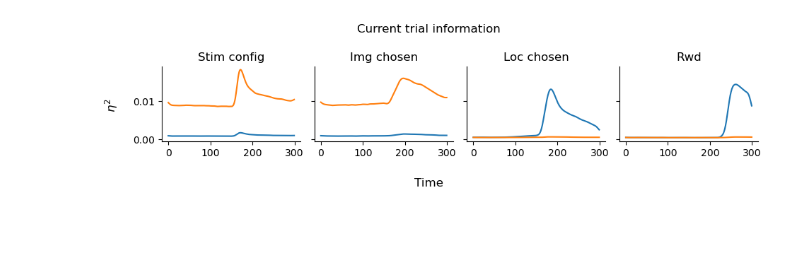
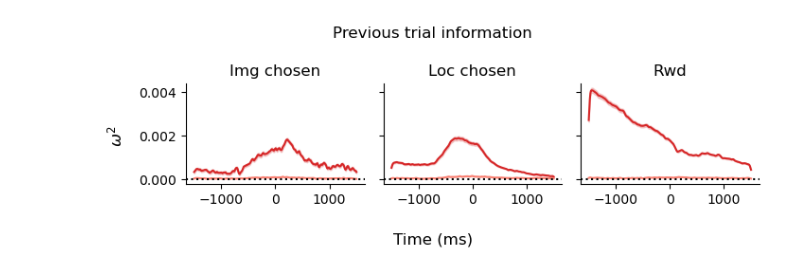
Before and after one commit to slenderham/what-where-task-analysis, a Jupyter notebook: analysis.ipynb, the cells around one changed output. Saved outputs shown, nothing was run; the diff lists cells and outputs as text; code cells hidden in the pictures; blank space fills up the shorter version.

```diff
--- a/analysis.ipynb
+++ b/analysis.ipynb
@@ -21,5 +22,13 @@ processed_path = os.path.join(root_dir, 'processed/')
 
 with open(os.path.join(processed_path, 'all_sess_regression_info.pkl'), 'rb') as f:
     all_sess_regression_info = pickle.load(f)
+# %%
+def plot_mean_se(ax, xxx, yyy, color, label, axis):
+    mean = yyy.mean(axis)
+    se = yyy.std(axis)/np.sqrt(yyy.shape[axis])
+    ax.plot(xxx, mean, c=color, label=label)
+    ax.fill_between(xxx, mean-se, mean+se, color=color, alpha=0.2)
 # %%
 all_sess_exp_var = np.concatenate(all_sess_regression_info['exp_vars'], axis=1)
+all_sess_betas = np.concatenate(all_sess_regression_info['betas'], axis=1)
+xxx = np.linspace(-1500, 1500, num=300)
@@ -36,23 +81,28 @@ sns.despine()
 # %%
-fig, axes = plt.subplots(1,4, sharey=True, sharex=True, figsize=(2.4*4, 2.4))
+fig, axes = plt.subplots(1,3, sharey=True, sharex=True, figsize=(2.4*3, 2.4))
 
-axes[0].plot(all_sess_exp_var.mean(1)[:,3:5])
-axes[0].set_title('Stim config')
-axes[1].plot(all_sess_exp_var.mean(1)[:,5:7])
-axes[1].set_title('Img chosen')
-axes[2].plot(all_sess_exp_var.mean(1)[:,7:9])
-axes[2].set_title('Loc chosen')
-axes[3].plot(all_sess_exp_var.mean(1)[:,9:11])
-axes[3].set_title('Rwd')
+plot_mean_se(axes[0], xxx, all_sess_exp_var[...,15], color='tab:red', label=None, axis=1)
+plot_mean_se(axes[0], xxx, all_sess_exp_var[...,14], color='salmon', label=None, axis=1)
+axes[0].set_title('Img chosen')
 
+plot_mean_se(axes[1], xxx, all_sess_exp_var[...,16], color='tab:red', label=None, axis=1)
+plot_mean_se(axes[1], xxx, all_sess_exp_var[...,17], color='salmon', label=None, axis=1)
+axes[1].set_title('Loc chosen')
+
+plot_mean_se(axes[2], xxx, all_sess_exp_var[...,18], color='tab:red', label=None, axis=1)
+plot_mean_se(axes[2], xxx, all_sess_exp_var[...,19], color='salmon', label=None, axis=1)
+axes[2].set_title('Rwd')
+
+for a in axes:
+    a.axhline(0, ls=':', c='k')
 
 # axes[0].set_ylim([-0.001, 0.05])
-fig.supxlabel('Time')
-fig.supylabel('$\\eta^2$')
-fig.suptitle('Current trial information')
+fig.supxlabel('Time (ms)')
+fig.supylabel('$\\omega^2$')
+fig.suptitle('Previous trial information')
 
 sns.despine()
 
 fig.tight_layout()
 # %% [output]
-[figure, old version]
+[figure, new version]
```
Also changed, not shown: parts of 26 cells of this notebook.
